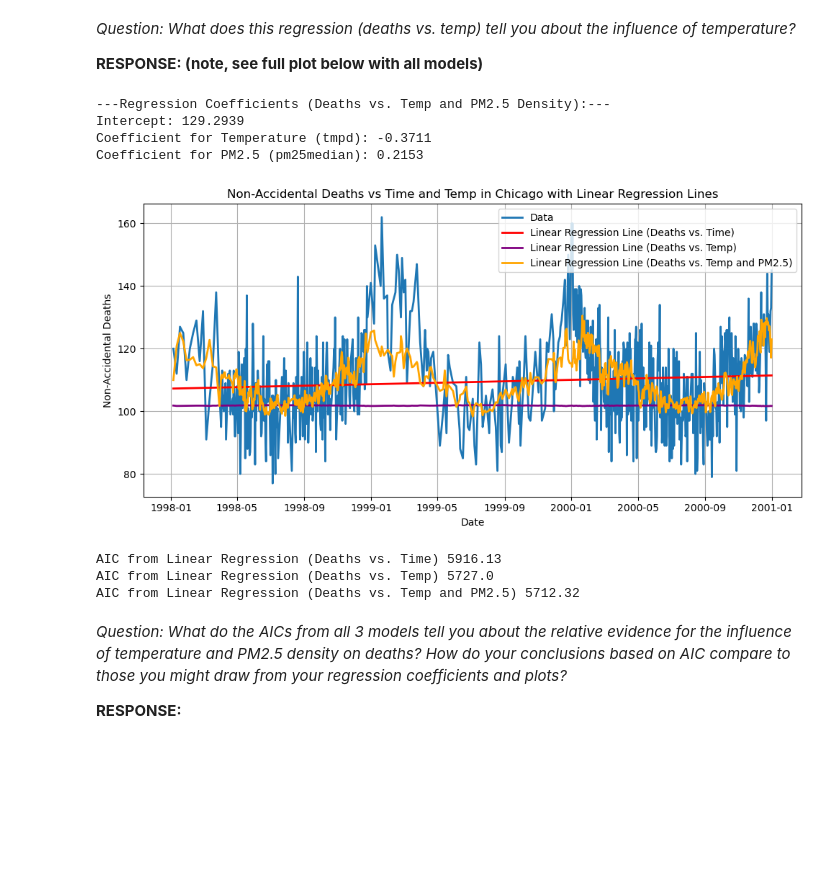
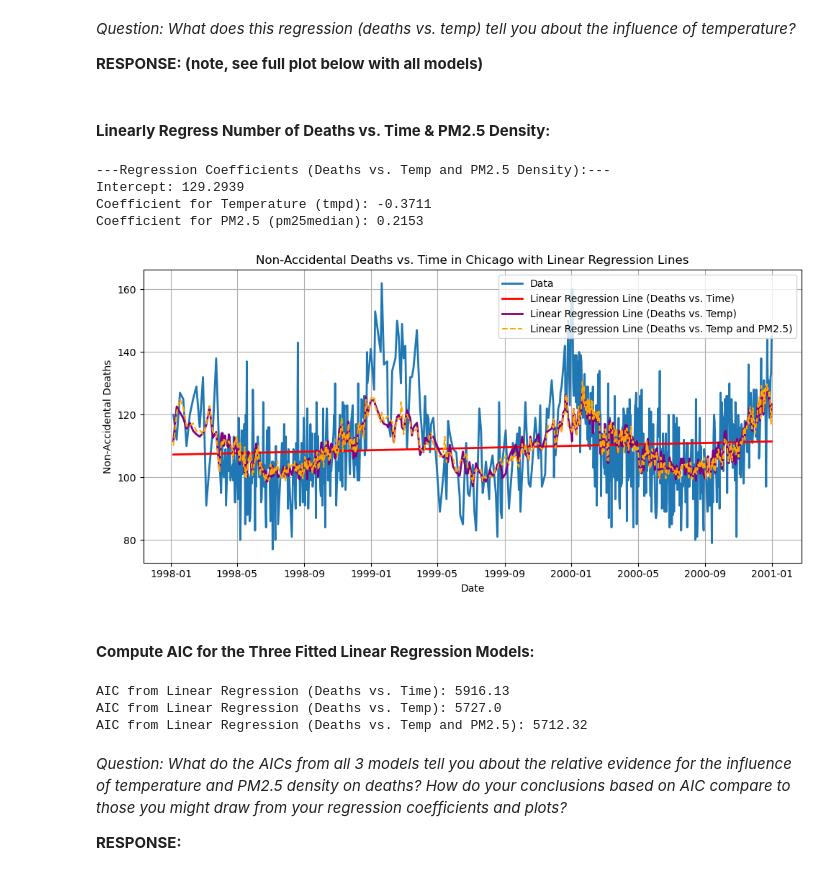
Before and after one commit to BEE4850-SP25/hw05-christinemswanson, a Jupyter notebook: hw05.ipynb, the cells around one changed output. Saved outputs shown, nothing was run; the diff lists cells and outputs as text; code cells hidden in the pictures; blank space fills up the shorter version.

```diff
--- a/hw05.ipynb
+++ b/hw05.ipynb
@@ -630,11 +635,11 @@ model_2 = LinearRegression()
 model_2.fit(X_2, y_2)
 
 # get the regression coefficients
-slope_2 = model.coef_[0]
-intercept_2 = model.intercept_
+slope_2 = model_2.coef_[0]
+intercept_2 = model_2.intercept_
 
 # predict
-y_pred_temp = model.predict(X_2)
+y_pred_temp = model_2.predict(X_2)
 # %%
 # print the regression coefficients
 print(f"---Linear Regression Coefficients (Deaths vs Temp):---")
@@ -648,6 +653,8 @@ Intercept (Initial number of deaths): 101.6509
 *Question: What does this regression (deaths vs. temp) tell you about the influence of temperature?*
 
 **RESPONSE: (note, see full plot below with all models)**
+# %% [markdown]
+#### **Linearly Regress Number of Deaths vs. Time & PM2.5 Density:**
 # %%
 # Expand your previous model by regressing deaths against temperature
 # AND PM2.5 density. Report the coefficients and add this regression
@@ -684,26 +687,36 @@ Intercept: 129.2939
 Coefficient for Temperature (tmpd): -0.3711
 Coefficient for PM2.5 (pm25median): 0.2153
 # %%
-# plot the data and the regression line
+# plot the data and all the regression lines
 plt.figure(figsize=(10, 5))
 
+# data
 plt.plot(chicago_dat['Date'], chicago_dat['death'], label="Data", linewidth=2)
-plt.plot(chicago_dat['Date'], y_pred, color='red', label="Linear Regression Line (Deaths vs. Time)", linewidth=2)
+
+# model 1: deaths vs. time
+plt.plot(chicago_dat['Date'], y_pred, color='red',
+         label="Linear Regression Line (Deaths vs. Time)", linewidth=2)
+
+# model 2: deaths vs. temp
 plt.plot(chicago_dat['Date'], y_pred_temp, color='purple',
          label="Linear Regression Line (Deaths vs. Temp)", linewidth=2)
 
+# model 3: deaths vs. temp and pm2.5 density
 plt.plot(chicago_dat['Date'], y_pred_multi, color='orange',
-         label="Linear Regression Line (Deaths vs. Temp and PM2.5)", linewidth=2)
+         label="Linear Regression Line (Deaths vs. Temp and PM2.5)", linewidth=1.5,
+         linestyle="--")
 
 plt.xlabel("Date")
 plt.ylabel("Non-Accidental Deaths")
-plt.title("Non-Accidental Deaths vs Time and Temp in Chicago with Linear Regression Lines")
+plt.title("Non-Accidental Deaths vs. Time in Chicago with Linear Regression Lines")
 plt.legend()
 plt.grid(True)
 plt.tight_layout()
 plt.show()
 # %% [output]
-[figure, old version]
+[figure, new version]
+# %% [markdown]
+#### **Compute AIC for the Three Fitted Linear Regression Models:**
 # %%
 # Compute the AICs for the three fitted model and compare them. What
 # do they tell you about the relative evidence for the influence of
@@ -711,27 +724,27 @@ plt.show()
 # based on AIC compare to those you might draw from your regression
 # coefficients and plots?
 
-# first model: deaths vs time
+# first model: deaths vs. time
 # add intercept to X
 X_sm1 = sm.add_constant(X)
 model_sm1 = sm.OLS(y, X_sm1).fit()
-print("AIC from Linear Regression (Deaths vs. Time)", model_sm1.aic.round(2))
+print("AIC from Linear Regression (Deaths vs. Time):", model_sm1.aic.round(2))
 
-# second model: deaths vs temp
+# second model: deaths vs. temp
 # add intercept to X
 X_sm2 = sm.add_constant(X_2)
 model_sm2 = sm.OLS(y_2, X_sm2).fit()
-print("AIC from Linear Regression (Deaths vs. Temp)", model_sm2.aic.round(2))
+print("AIC from Linear Regression (Deaths vs. Temp):", model_sm2.aic.round(2))
 
-# third model: deaths vs temp and PM2.5
+# third model: deaths vs. temp and pm2.5 density
 # add intercept to X
 X_sm3 = sm.add_constant(X_multi)
 model_sm3 = sm.OLS(y_multi, X_sm3).fit()
-print("AIC from Linear Regression (Deaths vs. Temp and PM2.5)", model_sm3.aic.round(2))
+print("AIC from Linear Regression (Deaths vs. Temp and PM2.5):", model_sm3.aic.round(2))
 # %% [output]
-AIC from Linear Regression (Deaths vs. Time) 5916.13
-AIC from Linear Regression (Deaths vs. Temp) 5727.0
-AIC from Linear Regression (Deaths vs. Temp and PM2.5) 5712.32
+AIC from Linear Regression (Deaths vs. Time): 5916.13
+AIC from Linear Regression (Deaths vs. Temp): 5727.0
+AIC from Linear Regression (Deaths vs. Temp and PM2.5): 5712.32
 # %% [markdown]
 *Question: What do the AICs from all 3 models tell you about the relative evidence for the influence of temperature and PM2.5 density on deaths? How do your conclusions based on AIC compare to those you might draw from your regression coefficients and plots?*
 
```
Also changed, not shown: parts of 9 cells of this notebook.
